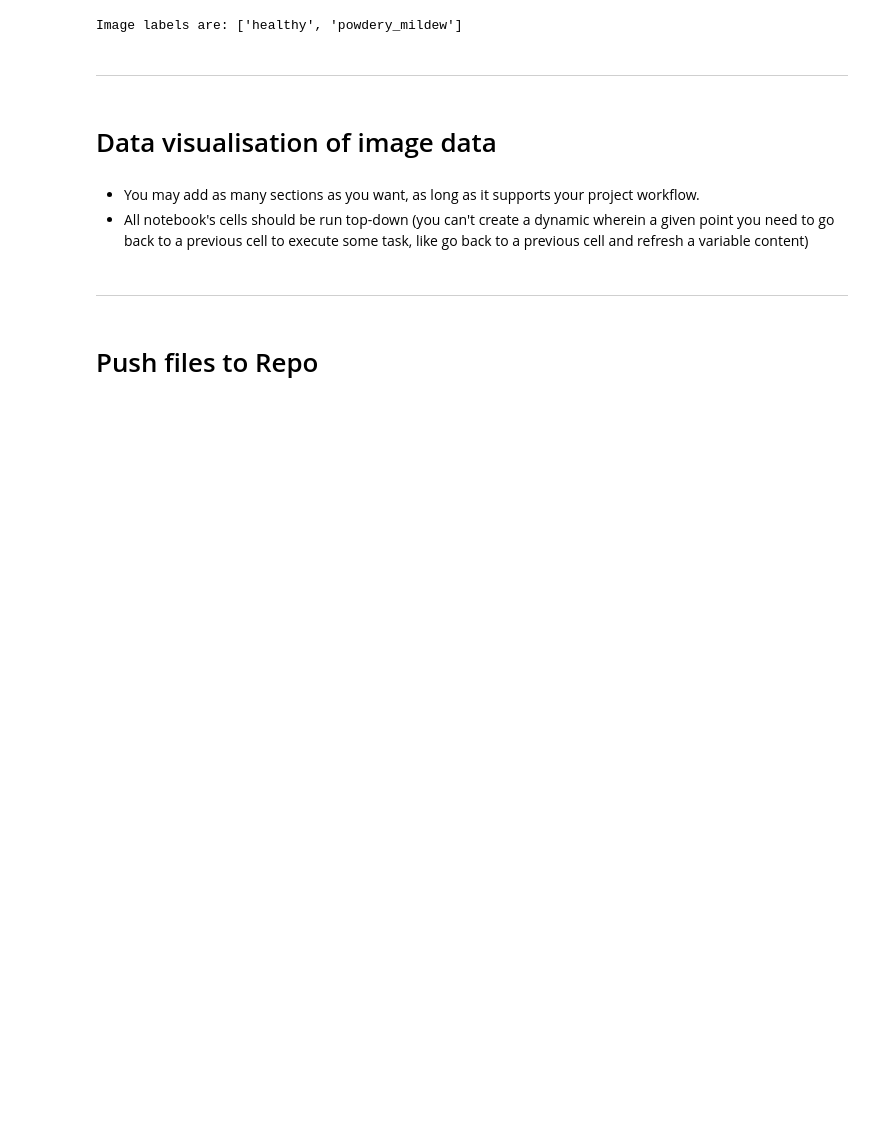
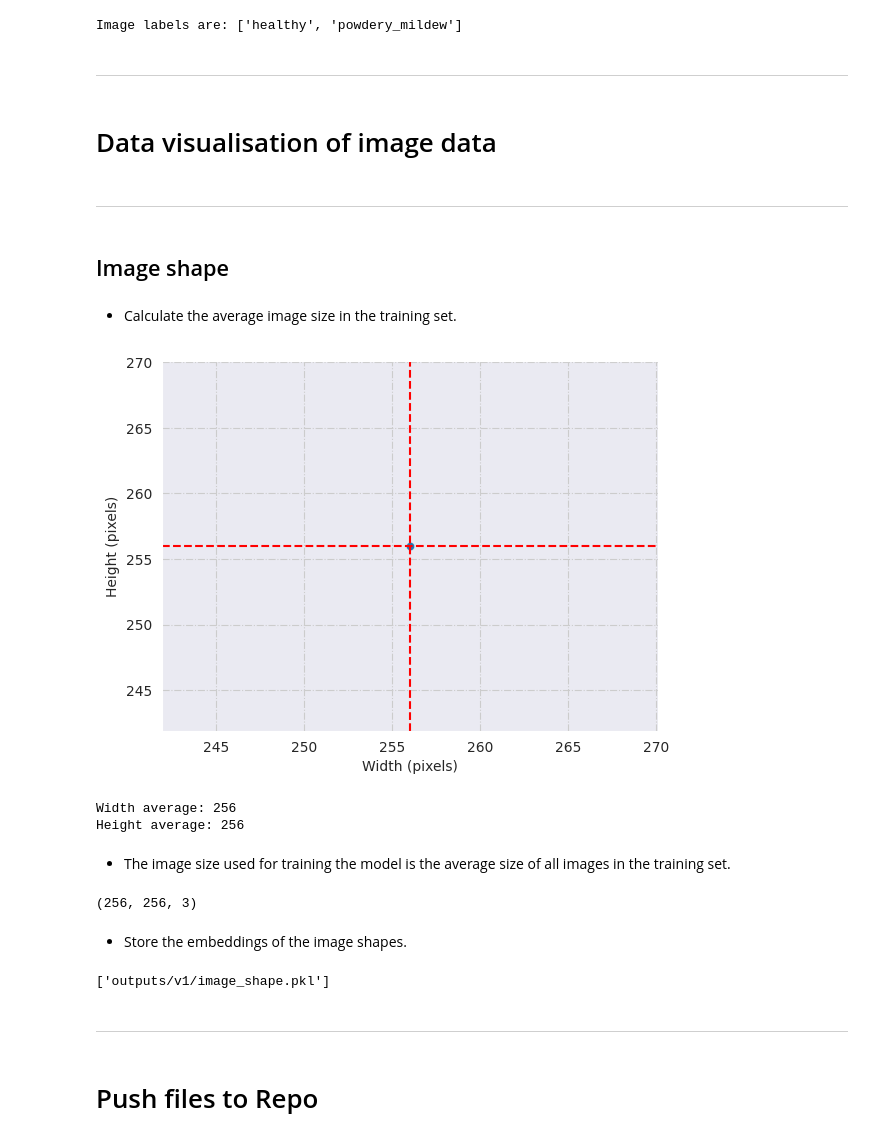
Before and after one commit to Ellusive89/Mildew-Detection-In-Cherry-Leaves-CI-PP5, a Jupyter notebook: jupyter_notebooks/02 - Data Visualization.ipynb, the cells around one changed output. Cells and saved outputs as stored; diff of their text form; code cells hidden in the pictures; blank space fills up the shorter version.

Commit message:
Add image size, shape and save it

```diff
--- a/jupyter_notebooks/02 - Data Visualization.ipynb
+++ b/jupyter_notebooks/02 - Data Visualization.ipynb
@@ -96,9 +96,50 @@ Image labels are: ['healthy', 'powdery_mildew']
 ---
 # %% [markdown]
 # Data visualisation of image data
-# %% [markdown]
-* You may add as many sections as you want, as long as it supports your project workflow.
-* All notebook's cells should be run top-down (you can't create a dynamic wherein a given point you need to go back to a previous cell to execute some task, like go back to a previous cell and refresh a variable content)
+# %% [markdown]
+---
+# %% [markdown]
+## Image shape
+# %% [markdown]
+* Calculate the average image size in the training set.
+# %%
+dim1, dim2 = [], []
+for label in labels:
+  for image_filename in os.listdir(train_path + '/'+ label):
+    img = imread(train_path + '/' + label + '/'+ image_filename)
+    d1, d2, colors = img.shape
+    dim1.append(d1)
+    dim2.append(d2)
+
+sns.set_style("darkgrid", {"grid.color": ".8", "grid.linestyle": "-."})
+fig, axes = plt.subplots()
+sns.scatterplot(x=dim2, y=dim1, alpha=0.5)
+axes.set_xlabel("Width (pixels)")
+axes.set_ylabel("Height (pixels)")
+dim1_mean = int(np.array(dim1).mean())
+dim2_mean = int(np.array(dim2).mean())
+axes.axvline(x=dim1_mean,color='r', linestyle='--')
+axes.axhline(y=dim2_mean,color='r', linestyle='--')
+plt.show()
+print(f"Width average: {dim2_mean} \nHeight average: {dim1_mean}")
+# %% [output]
+[figure, added]
+Width average: 256
+Height average: 256
+# %% [markdown]
+* The image size used for training the model is the average size of all images in the training set.
+# %%
+image_shape = (dim1_mean, dim2_mean, 3)
+image_shape
+# %% [output]
+(256, 256, 3)
+# %% [markdown]
+* Store the embeddings of the image shapes.
+# %%
+joblib.dump(value=image_shape ,
+            filename=f"{file_path}/image_shape.pkl")
+# %% [output]
+['outputs/v1/image_shape.pkl']
 # %% [markdown]
 ---
 # %% [markdown]
```
Also changed, not shown: 1 other file.
